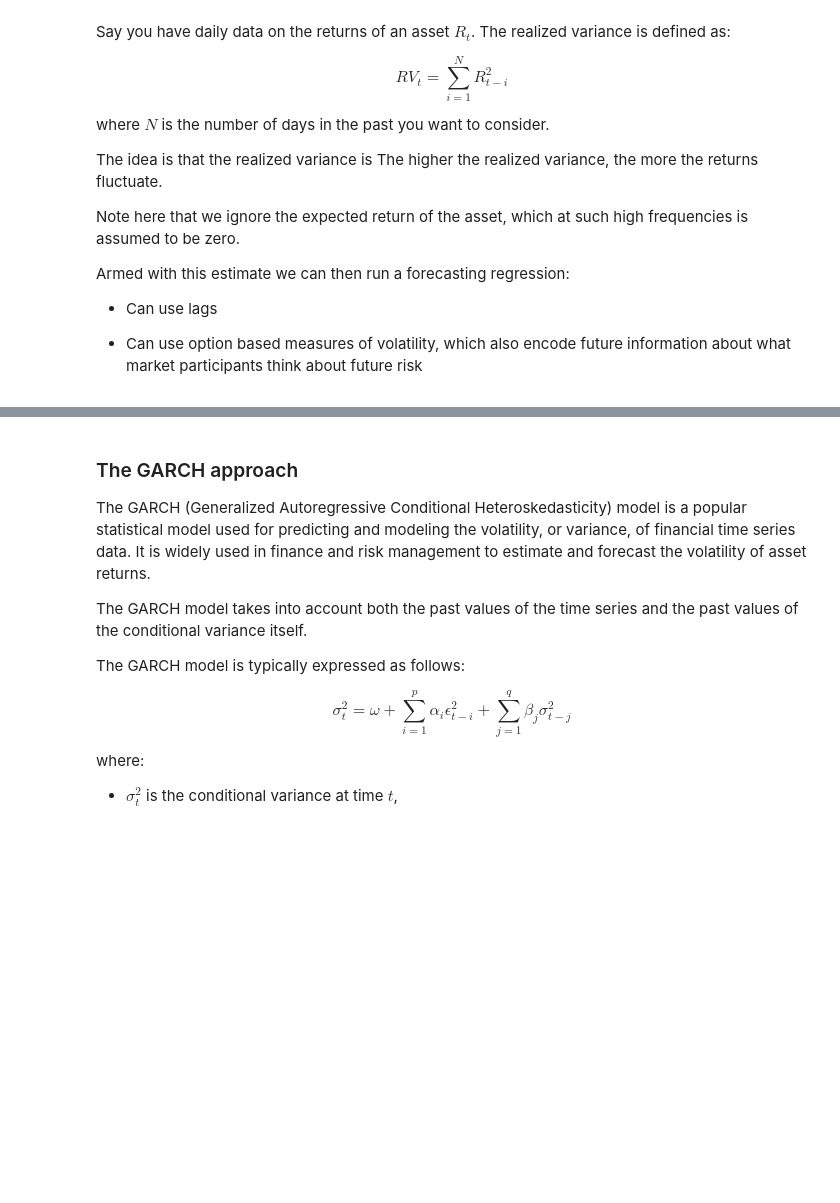
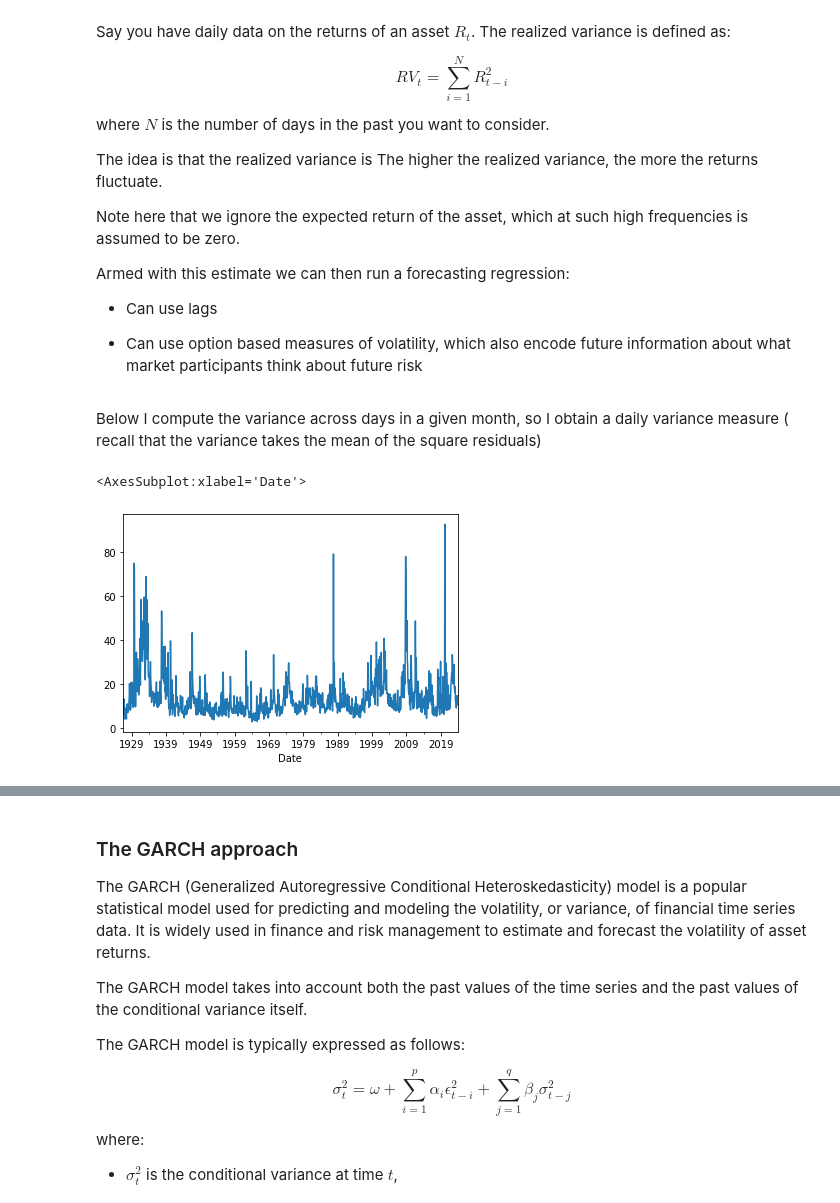
Before and after one commit to jdp9675/UG54, a Jupyter notebook: _sources/chapters/Finance/RiskManagement.ipynb, the cells around one changed output, grey strips where cells are left out. Drawn from its saved outputs; the diff is of its cells as text; code cells hidden in the pictures; blank space fills up the shorter version.

```diff
--- a/_sources/chapters/Finance/RiskManagement.ipynb
+++ b/_sources/chapters/Finance/RiskManagement.ipynb
@@ -68,3 +68,28 @@ Armed with this estimate we can then run a forecasting regression:
 - Can use lags
 
 - Can use option based measures of volatility, which also encode future information about what market participants think about future risk
+# %%
+# lets strat by importing daily data on the market
+import pandas_datareader.data as web
+
+# Define the start and end dates
+end_date = '2024-01-01'
+start_date = '1926-01-01'
+
+# Define the ticker symbol for the market factor
+ticker = 'F-F_Research_Data_Factors_daily'
+
+# Fetch the data from Ken French website
+data = web.DataReader(ticker, 'famafrench', start_date, end_date)
+
+# Extract the market factor data
+market_factor = data[0]['Mkt-RF']
+# %% [markdown]
+Below I compute the variance across days in a given month, so I obtain a daily variance measure ( recall that the variance takes the mean of the square residuals)
+# %%
+
+market_RV = market_factor.resample('M').var()
+((market_RV*252)**0.5).plot()
+# %% [output]
+<AxesSubplot:xlabel='Date'>
+[figure, added]
```
Also changed, not shown: parts of 30 cells of this notebook, 9 other files.
